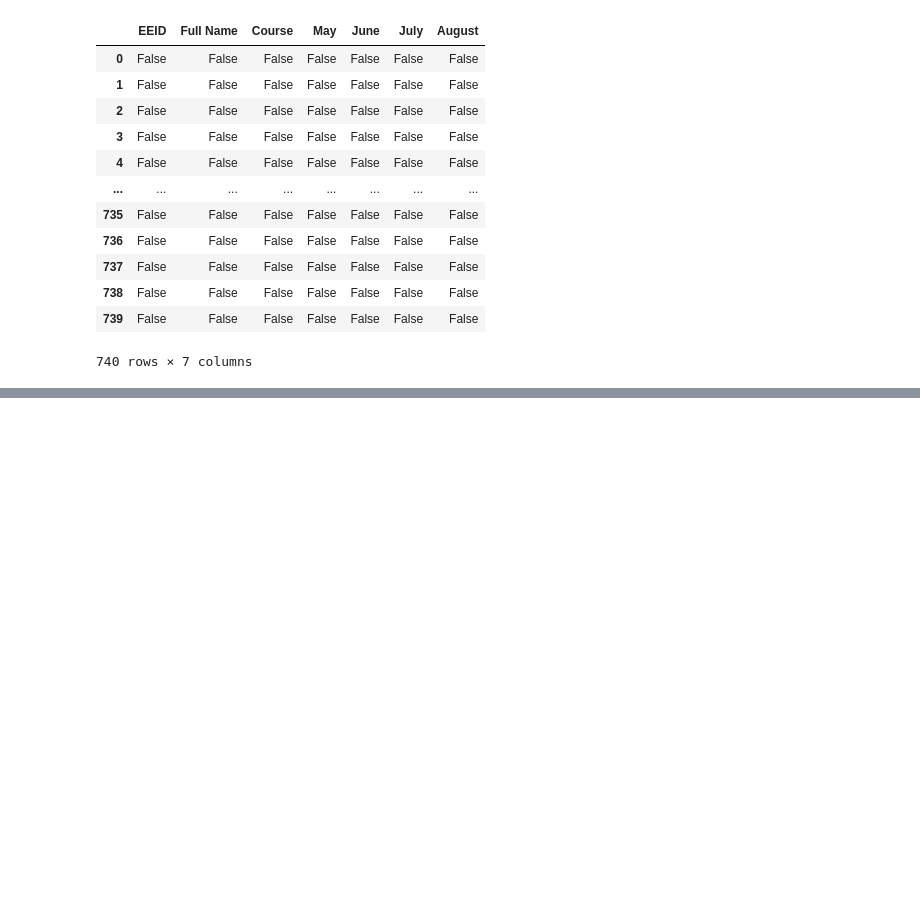
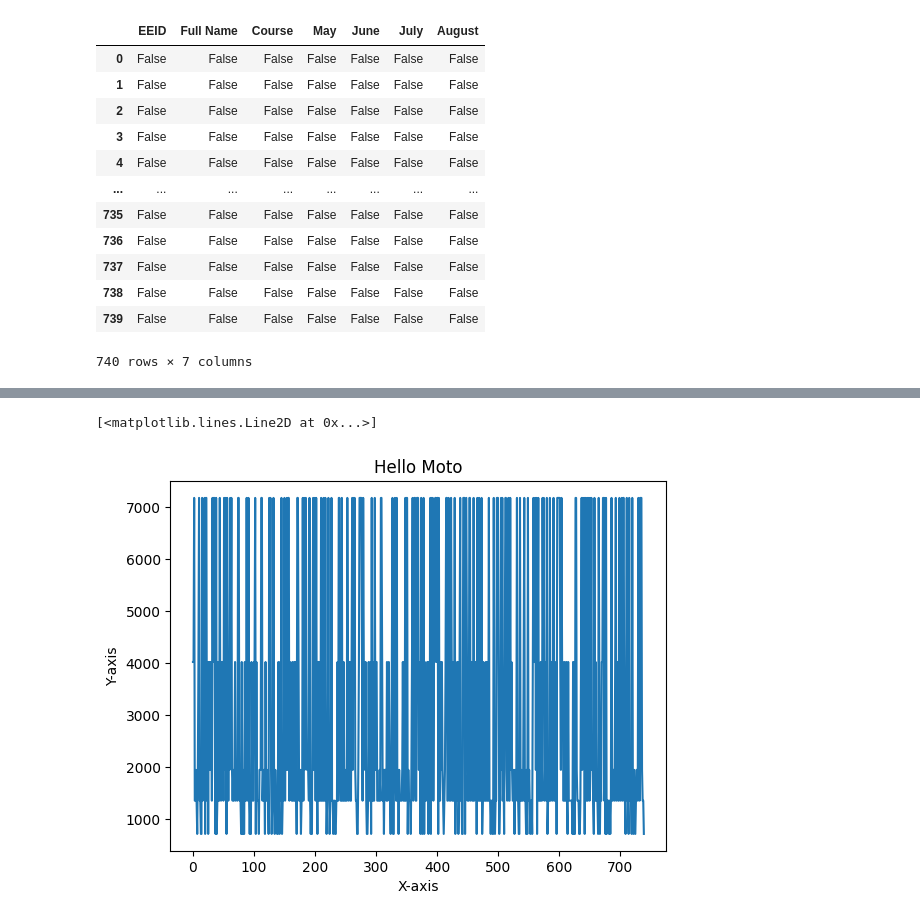
Before and after one commit to AbhishekSaini1101/Pune-Internship, a Jupyter notebook: Project_1.ipynb, the cells around one changed output, grey strips where cells are left out. Cells and saved outputs as stored; diff of their text form; code cells hidden in the pictures; blank space fills up the shorter version.

```diff
--- a/Project_1.ipynb
+++ b/Project_1.ipynb
@@ -70,0 +68,8 @@ AttributeError: ignored
+# %%
+plt.title("Hello Moto")
+plt.xlabel('X-axis')
+plt.ylabel('Y-axis')
+plt.plot(DataFrame["August"])
+# %% [output]
+[<matplotlib.lines.Line2D at 0x...>]
+[figure, added]
```
Also changed, not shown: parts of 7 cells of this notebook.
